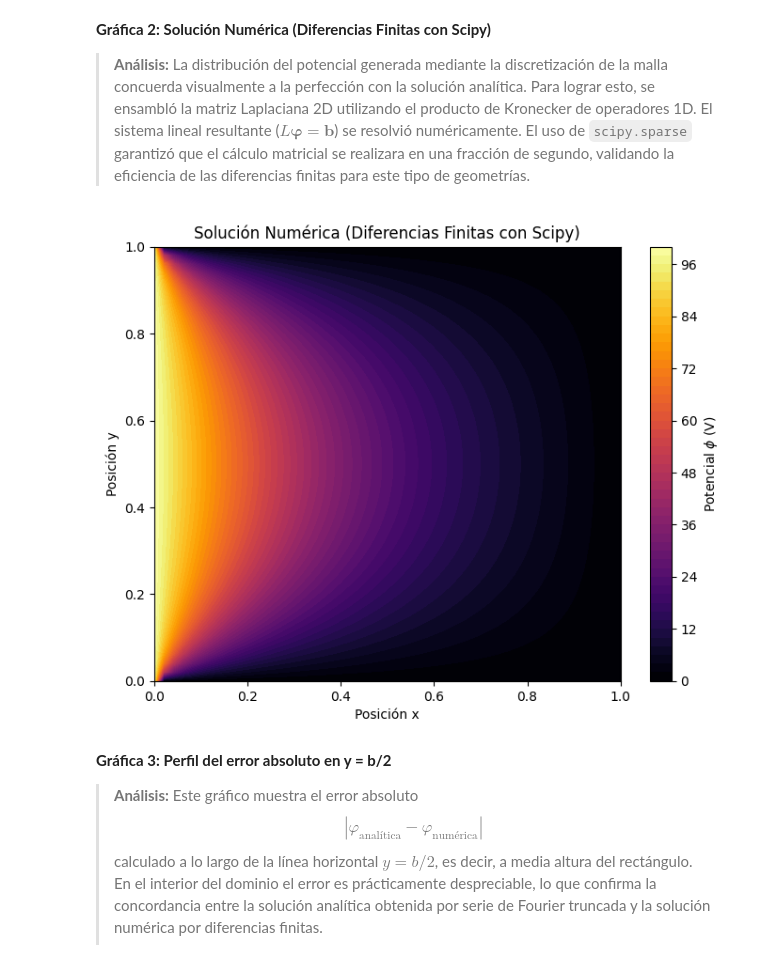
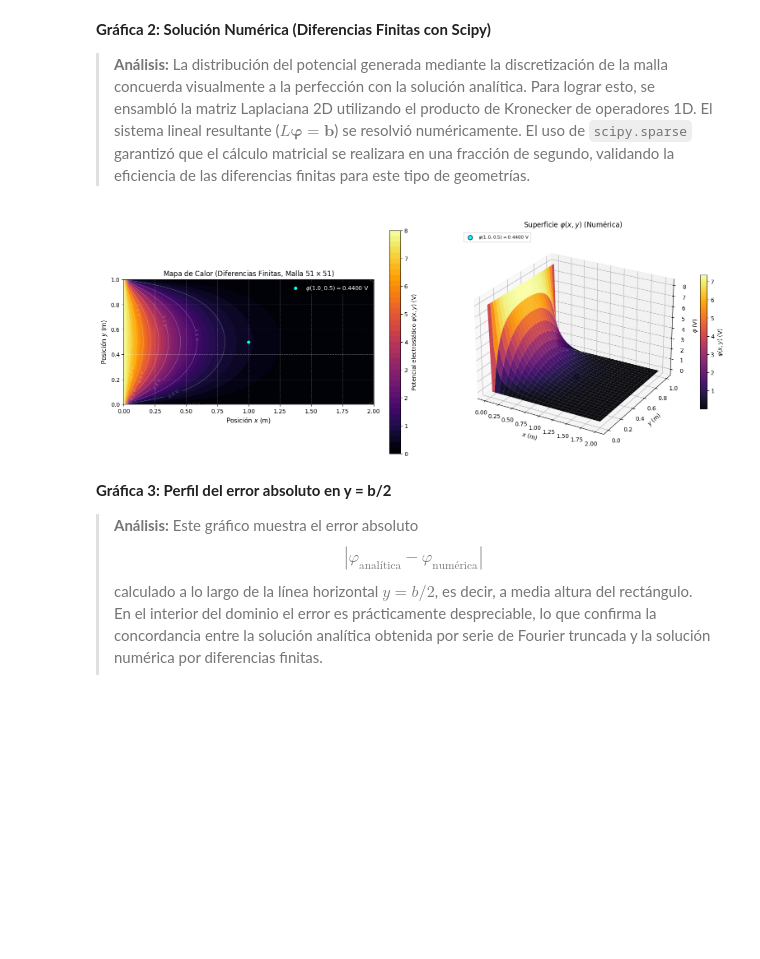
Before and after one commit to santycorreav/teoria_electromagnetica, a Jupyter notebook: tareas/Tarea_01_TEM_camila_bryan_samuel_santiago.ipynb, the cells around one changed output. Cells and saved outputs as stored; diff of their text form; code cells hidden in the pictures; blank space fills up the shorter version.

```diff
--- a/tareas/Tarea_01_TEM_camila_bryan_samuel_santiago.ipynb
+++ b/tareas/Tarea_01_TEM_camila_bryan_samuel_santiago.ipynb
@@ -328,48 +386,105 @@ plt.show()
 
 > **Análisis:** La distribución del potencial generada mediante la discretización de la malla concuerda visualmente a la perfección con la solución analítica. Para lograr esto, se ensambló la matriz Laplaciana 2D utilizando el producto de Kronecker de operadores 1D. El sistema lineal resultante ($L \boldsymbol{\varphi} = \mathbf{b}$) se resolvió numéricamente. El uso de `scipy.sparse` garantizó que el cálculo matricial se realizara en una fracción de segundo, validando la eficiencia de las diferencias finitas para este tipo de geometrías.
 # %%
-# ---------------------------------------------------------
+import numpy as np
+import matplotlib.pyplot as plt
+import scipy.sparse as sp
+import scipy.sparse.linalg as spla
+from mpl_toolkits.mplot3d import Axes3D  # Necesario para gráficos 3D
+
+# PARÁMETROS DEL PROBLEMA
+a, b = 2.0, 1.0      # Dimensiones del rectángulo (2 x 1 m)
+V1 = 8.0             # Potencial en la frontera izquierda (x=0)
+Nx, Ny = 51, 51      # Número de puntos en la malla
+
+# Creación de la malla bidimensional (Grid)
+x = np.linspace(0, a, Nx)
+y = np.linspace(0, b, Ny)
+X, Y = np.meshgrid(x, y)
+
 # 2. SOLUCIÓN NUMÉRICA (Diferencias Finitas)
-# ---------------------------------------------------------
 dx = a / (Nx - 1)
 dy = b / (Ny - 1)
 nx_in, ny_in = Nx - 2, Ny - 2  # Solo calculamos los nodos interiores
 
 # Matrices de segunda derivada 1D (Diagonales: 1, -2, 1)
 D2x = sp.diags([1, -2, 1], [-1, 0, 1], shape=(nx_in, nx_in)) / dx**2
 D2y = sp.diags([1, -2, 1], [-1, 0, 1], shape=(ny_in, ny_in)) / dy**2
 
 # Matriz Laplaciana 2D (Producto de Kronecker)
 Ix = sp.eye(nx_in)
 Iy = sp.eye(ny_in)
 L = sp.kron(Iy, D2x) + sp.kron(D2y, Ix)
 
 # Vector de condiciones de frontera (RHS)
 b_vec = np.zeros((ny_in, nx_in))
 # La frontera izquierda afecta a la primera columna de nodos interiores (x=0)
-b_vec[:, 0] = -V1 / dx**2
+b_vec[:, 0] -= V1 / dx**2
 b_flat = b_vec.flatten()
 
 # Resolver el sistema lineal L * phi_interior = b_flat
 phi_in_flat = spla.spsolve(L, b_flat)
 phi_in = phi_in_flat.reshape((ny_in, nx_in))
 
 # Ensamblar la matriz completa sumando las fronteras (que valen 0 y V1)
 phi_numerica = np.zeros((Ny, Nx))
 phi_numerica[1:-1, 1:-1] = phi_in  # Insertar centro
-phi_numerica[:, 0] = V1            # Condición frontera izquierda (x=0)
-# Las demás fronteras ya son 0 por defecto al usar np.zeros()
+phi_numerica[:, 0] = V1            # Condición de frontera izquierda (x=0)
+# Las demás fronteras permanecen en 0 (derecha, inferior y superior)
 
-# Graficar Solución Numérica
-plt.figure(figsize=(8, 6))
-contour2 = plt.contourf(X, Y, phi_numerica, levels=50, cmap='inferno')
-plt.colorbar(contour2, label=r'Potencial $\phi$ (V)')  # <--- Aquí se agregó la r
-plt.title('Solución Numérica (Diferencias Finitas con Scipy)')
-plt.xlabel('Posición x')
-plt.ylabel('Posición y')
+# CÁLCULO DEL POTENCIAL EN EL PUNTO (1.0, 0.5)
+idx_x_punto = np.argmin(np.abs(x - 1.0))
+idx_y_punto = np.argmin(np.abs(y - 0.5))
+x_p, y_p = x[idx_x_punto], y[idx_y_punto]
+phi_punto_num = phi_numerica[idx_y_punto, idx_x_punto]
+
+# GRAFICACIÓN: FIGURA CON DOS SUBPLOTS (contorno + superficie 3D)
+fig = plt.figure(figsize=(16, 6))
+
+# --- SUBPLOT 1: Mapa de calor (contourf) ---
+ax1 = fig.add_subplot(1, 2, 1)
+
+contour2 = ax1.contourf(X, Y, phi_numerica, levels=50, cmap='inferno')
+cbar = fig.colorbar(contour2, ax=ax1, label=r'Potencial electrostático $\varphi(x,y)$ (V)')
+
+lines = ax1.contour(X, Y, phi_numerica, levels=10, colors='white', alpha=0.3, linewidths=0.8)
+ax1.clabel(lines, inline=True, fontsize=8, fmt='%.1f V')
+
+ax1.plot(x_p, y_p, 'o', color='cyan', markersize=7, markeredgecolor='black',
+         label=rf'$\varphi({x_p:.1f}, {y_p:.1f}) = {phi_punto_num:.4f}\text{{ V}}$')
+
+ax1.set_title(rf'Mapa de Calor (Diferencias Finitas, Malla ${Nx} \times {Ny}$)', fontsize=12)
+ax1.set_xlabel(r'Posición $x$ (m)', fontsize=11)
+ax1.set_ylabel(r'Posición $y$ (m)', fontsize=11)
+ax1.set_xlim(0, a)
+ax1.set_ylim(0, b)
+ax1.set_aspect('equal')
+ax1.grid(True, linestyle='--', alpha=0.3, color='white')
+ax1.legend(loc='upper right', framealpha=0.8, facecolor='black', edgecolor='none', labelcolor='white')
+
+# --- SUBPLOT 2: Superficie 3D ---
+ax2 = fig.add_subplot(1, 2, 2, projection='3d')
+
+surf = ax2.plot_surface(X, Y, phi_numerica, cmap='inferno',
+                         linewidth=0, antialiased=True, alpha=0.95)
+
+fig.colorbar(surf, ax=ax2, shrink=0.6, label=r'$\varphi(x,y)$ (V)')
+
+# Marcar el punto especial también en la superficie
+ax2.scatter(x_p, y_p, phi_punto_num, color='cyan', s=60, edgecolor='black',
+            label=rf'$\varphi({x_p:.1f}, {y_p:.1f}) = {phi_punto_num:.4f}$ V')
+
+ax2.set_title(r'Superficie $\varphi(x,y)$ (Numérica)', fontsize=12)
+ax2.set_xlabel(r'$x$ (m)', fontsize=10)
+ax2.set_ylabel(r'$y$ (m)', fontsize=10)
+ax2.set_zlabel(r'$\varphi$ (V)', fontsize=10)
+ax2.view_init(elev=25, azim=-60)  # Ángulo de vista (ajustable)
+ax2.legend(loc='upper left', fontsize=8)
+
+plt.tight_layout()
 plt.show()
 # %% [output]
-[figure, old version]
+[figure, new version]
 # %% [markdown]
 **Gráfica 3: Perfil del error absoluto en y = b/2**
 
```
Also changed, not shown: parts of 6 cells of this notebook, 1 other file.
